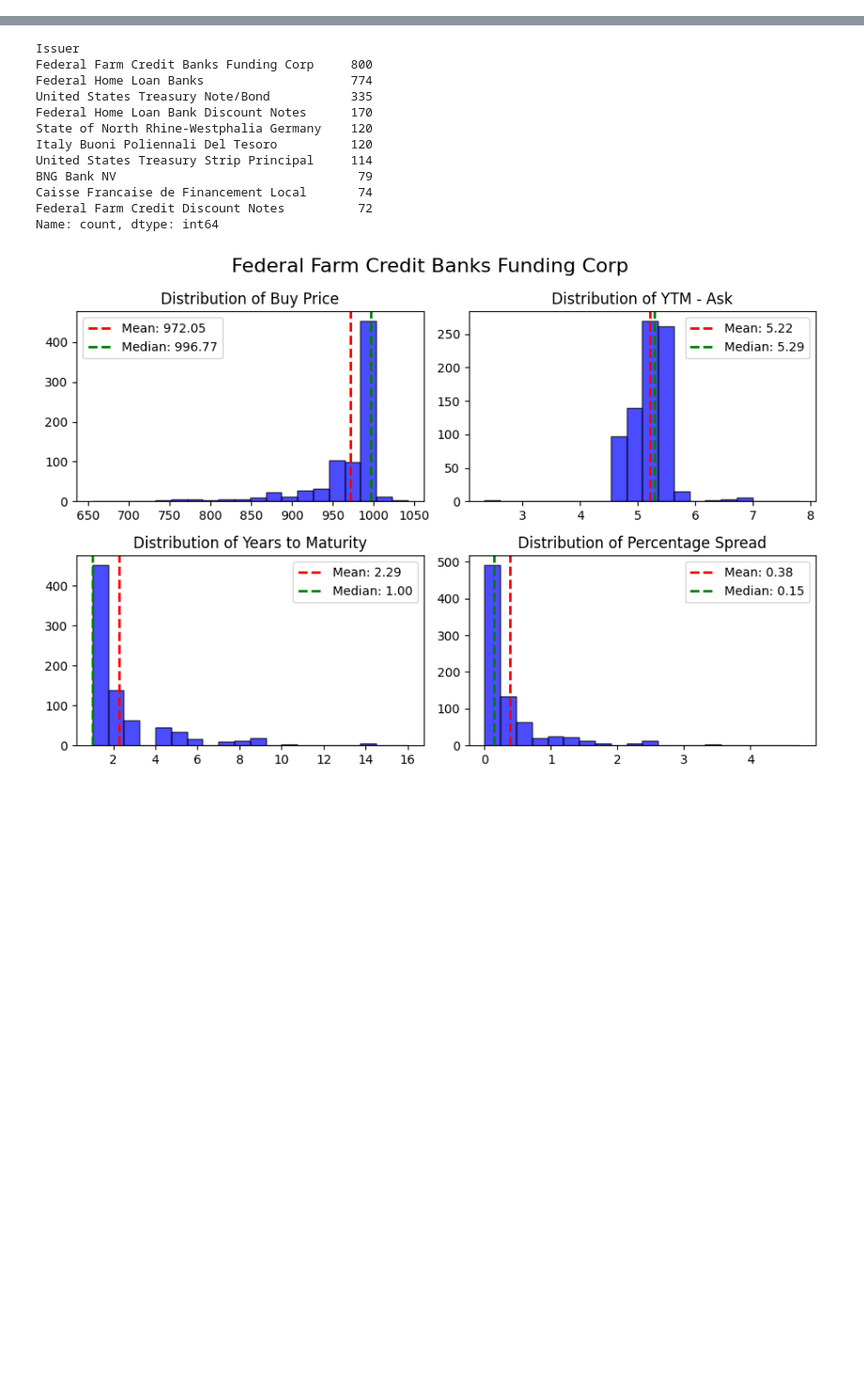
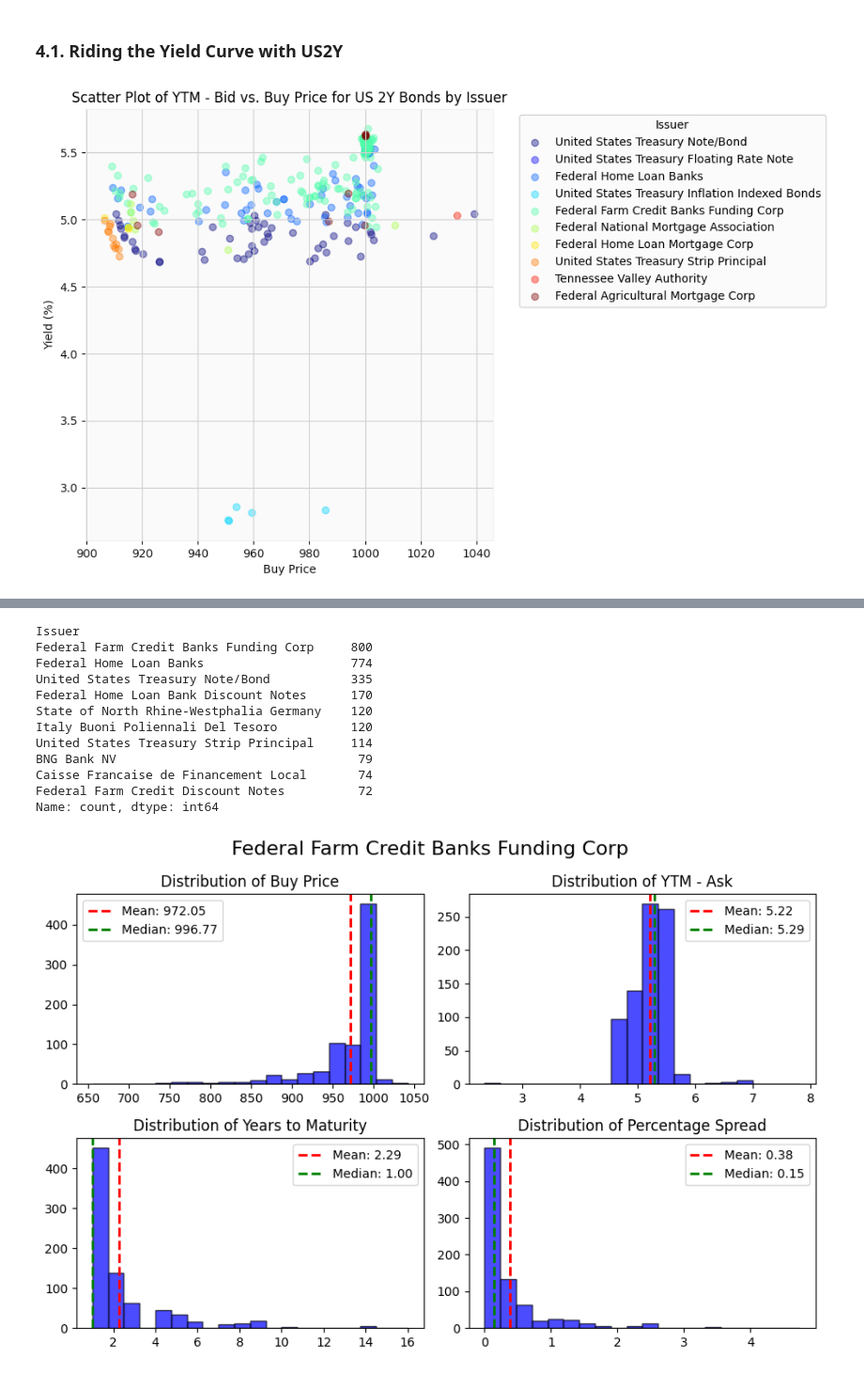
Before and after one commit to yildirimalper/case-study-bond-investment, a Jupyter notebook: portfolio_selection.ipynb, the cells around one changed output, grey strips where cells are left out. Shown at 94% size. Saved outputs shown, nothing was run; the diff lists cells and outputs as text; code cells hidden in the pictures; blank space fills up the shorter version.

```diff
--- a/portfolio_selection.ipynb
+++ b/portfolio_selection.ipynb
@@ -45,0 +159,42 @@ Data description: None
+# %% [markdown]
+### 4.1. Riding the Yield Curve with US2Y
+# %%
+# Assuming us2y is your DataFrame for US bonds with 2 years to maturity
+plt.figure(figsize=(10, 6))
+
+# Filtering out negative 'YTM - Bid' values
+filtered_us2y = us2y[us2y['YTM - Bid'] >= 0]
+
+# Identify unique issuers
+unique_issuers = filtered_us2y['Issuer'].unique()
+
+# Assign a color to each issuer
+# If there are too many issuers, consider using a colormap instead
+colors = plt.cm.jet(np.linspace(0, 1, len(unique_issuers)))
+issuer_colors = dict(zip(unique_issuers, colors))
+
+# Map the issuer to colors
+filtered_us2y['Color'] = filtered_us2y['Issuer'].map(issuer_colors)
+
+# Creating scatter plot with discrete colors
+for issuer, color in issuer_colors.items():
+    subset = filtered_us2y[filtered_us2y['Issuer'] == issuer]
+    plt.scatter(subset['Buy Price'], subset['YTM - Bid'], label=issuer, color=color, alpha=0.4)
+
+# Adding labels
+plt.xlabel('Buy Price')
+plt.ylabel('Yield (%)')
+
+# Adding a legend
+plt.legend(title='Issuer', bbox_to_anchor=(1.05, 1), loc='upper left')
+
+# Adjust layout to make room for the legend
+plt.tight_layout()
+
+# Adding a title
+plt.title('Scatter Plot of YTM - Bid vs. Buy Price for US 2Y Bonds by Issuer')
+
+# Show the plot
+plt.show()
+# %% [output]
+[figure, added]
```
Also changed, not shown: parts of 44 cells of this notebook, 5 other files.
